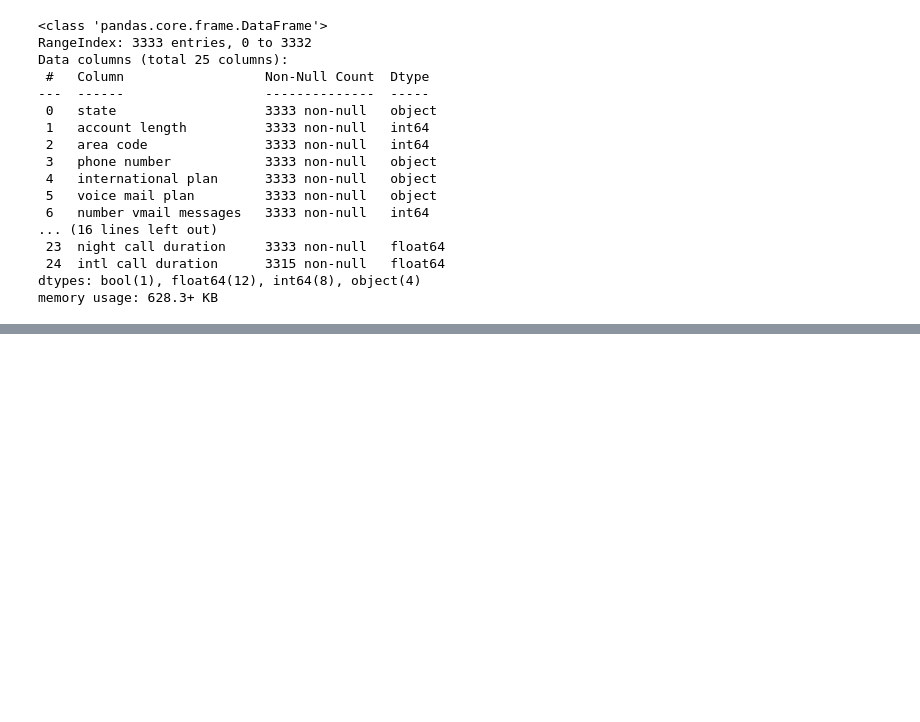
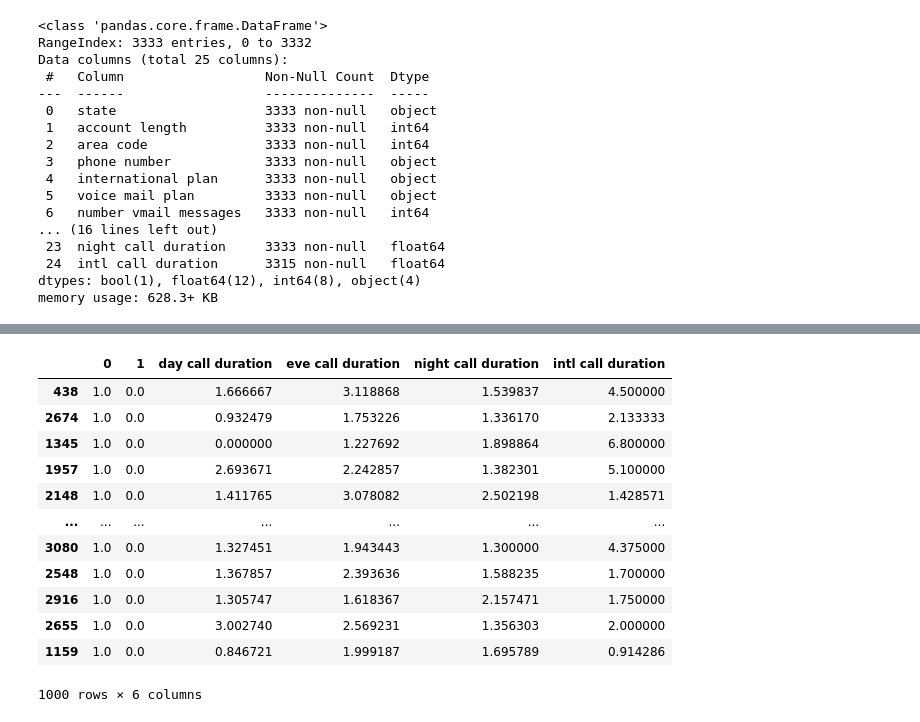
Before and after one commit to KIDALIH/Phase_three_project, a Jupyter notebook: index.ipynb, the cells around one changed output, grey strips where cells are left out. Saved outputs shown, nothing was run; the diff lists cells and outputs as text; code cells hidden in the pictures; blank space fills up the shorter version.

```diff
--- a/index.ipynb
+++ b/index.ipynb
@@ -65,0 +269,5 @@ memory usage: 628.3+ KB
+# %%
+# Test data
+X_test_fill_na= X_test.copy()
+X_test_fill_na.fillna({'eve call duration':0,'intl call duration':0,'day call duration':0},inplace=True)
+X_test_fill_na.isna().sum()
@@ -65,0 +281,4 @@ memory usage: 628.3+ KB
+# %%
+categorical=['international plan']
+X_test_categorical= X_test_fill_na[categorical].copy()
+X_test_categorical
@@ -65,0 +299,5 @@ memory usage: 628.3+ KB
+# %%
+
+
+X_test_ohe=pd.DataFrame(ohe.transform(X_test_categorical),index=X_test_categorical.index,)
+X_test_ohe
@@ -65,0 +318,3 @@ memory usage: 628.3+ KB
+# %%
+X_test_noncategorical = X_test_fill_na.select_dtypes(exclude=['object']).copy()
+X_test_noncategorical
@@ -65,0 +335,17 @@ memory usage: 628.3+ KB
+# %%
+X_test_full=pd.concat([X_test_ohe,X_test_noncategorical],axis=1)
+X_test_full
+# %% [output]
+|  | 0 | 1 | day call duration | eve call duration | night call duration | intl call duration |
+| 438 | 1.0 | 0.0 | 1.666667 | 3.118868 | 1.539837 | 4.500000 |
+| 2674 | 1.0 | 0.0 | 0.932479 | 1.753226 | 1.336170 | 2.133333 |
+| 1345 | 1.0 | 0.0 | 0.000000 | 1.227692 | 1.898864 | 6.800000 |
+| 1957 | 1.0 | 0.0 | 2.693671 | 2.242857 | 1.382301 | 5.100000 |
+| 2148 | 1.0 | 0.0 | 1.411765 | 3.078082 | 2.502198 | 1.428571 |
+| ... | ... | ... | ... | ... | ... | ... |
+| 3080 | 1.0 | 0.0 | 1.327451 | 1.943443 | 1.300000 | 4.375000 |
+| 2548 | 1.0 | 0.0 | 1.367857 | 2.393636 | 1.588235 | 1.700000 |
+| 2916 | 1.0 | 0.0 | 1.305747 | 1.618367 | 2.157471 | 1.750000 |
+| 2655 | 1.0 | 0.0 | 3.002740 | 2.569231 | 1.356303 | 2.000000 |
+| 1159 | 1.0 | 0.0 | 0.846721 | 1.999187 | 1.695789 | 0.914286 |
+1000 rows × 6 columns
```
Also changed, not shown: parts of 26 cells of this notebook.
